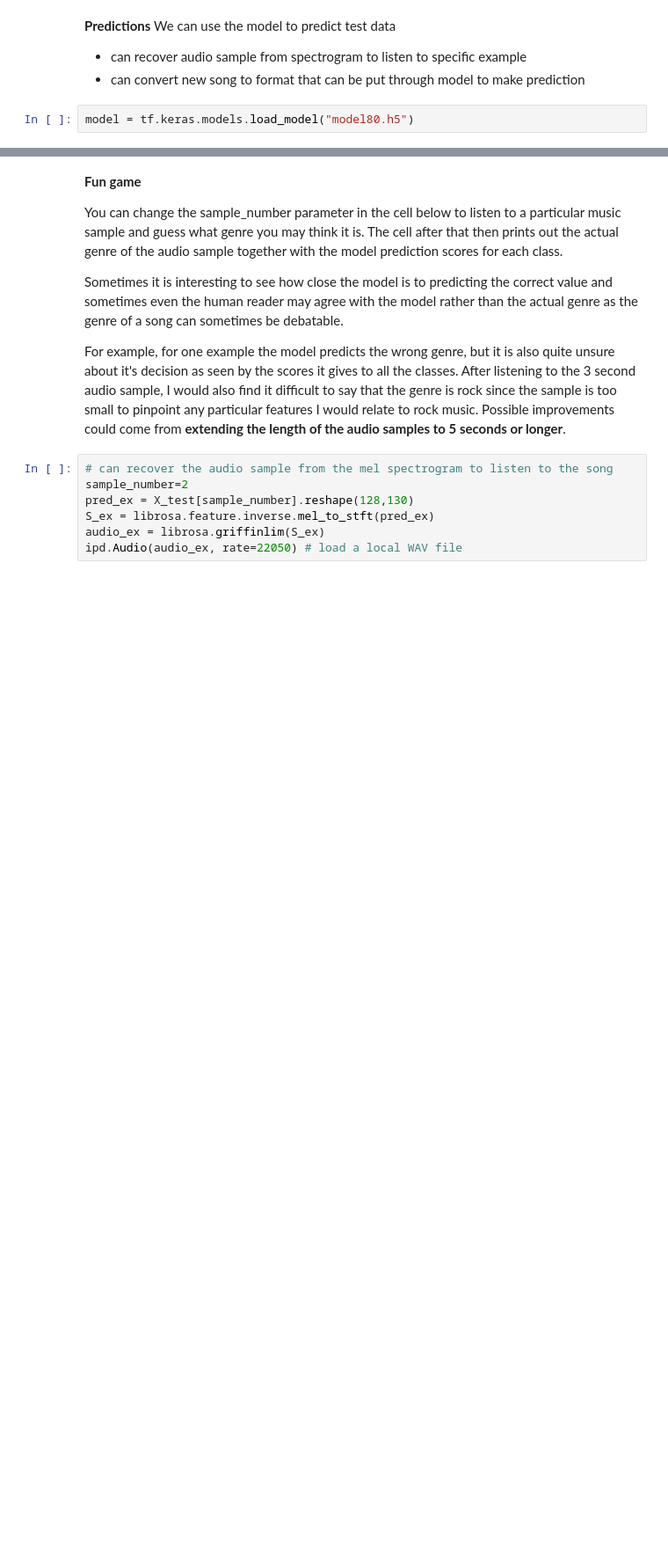
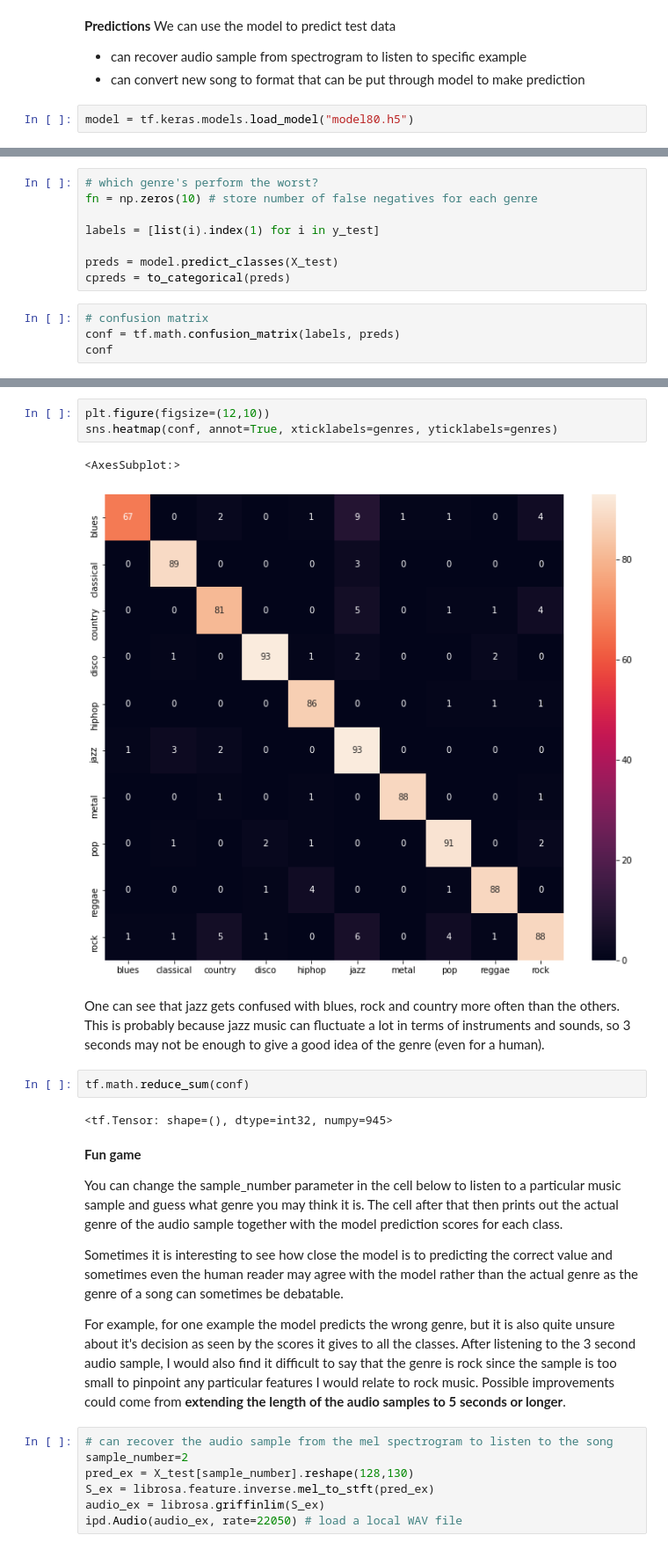
Before and after one commit to alexpondaven/Music-Genre-Classification, a Jupyter notebook: 4-Models using Mel Spectogram (including CNN).ipynb, the cells around one changed output, grey strips where cells are left out. Shown at 88% size. Saved outputs shown, nothing was run; the diff lists cells and outputs as text; blank space fills up the shorter version.

Commit message:
added confusion matrix

```diff
--- a/4-Models using Mel Spectogram (including CNN).ipynb
+++ b/4-Models using Mel Spectogram (including CNN).ipynb
@@ -358,0 +359,12 @@ genres[model.predict_classes(X_test)[0]]
+# %%
+# which genre's perform the worst?
+fn = np.zeros(10) # store number of false negatives for each genre
+
+labels = [list(i).index(1) for i in y_test]
+
+preds = model.predict_classes(X_test)
+cpreds = to_categorical(preds)
+# %%
+# confusion matrix
+conf = tf.math.confusion_matrix(labels, preds)
+conf
@@ -359,3 +383,15 @@ genres[model.predict_classes(X_test)[0]]
+# %%
+plt.figure(figsize=(12,10))
+sns.heatmap(conf, annot=True, xticklabels=genres, yticklabels=genres)
+# %% [output]
+<AxesSubplot:>
+[figure, added]
+# %% [markdown]
+One can see that jazz gets confused with blues, rock and country more often than the others. This is probably because jazz music can fluctuate a lot in terms of instruments and sounds, so 3 seconds may not be enough to give a good idea of the genre (even for a human).
+# %%
+tf.math.reduce_sum(conf)
+# %% [output]
+<tf.Tensor: shape=(), dtype=int32, numpy=945>
 # %% [markdown]
 **Fun game**
 
```
Also changed, not shown: parts of 8 cells of this notebook, 1 other file.
